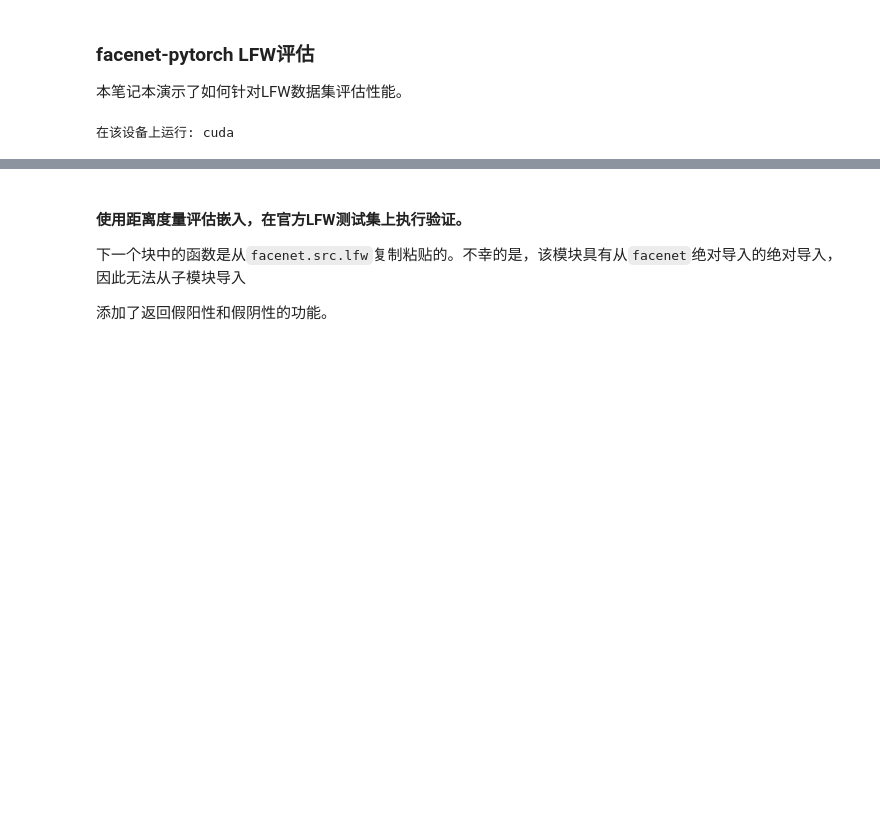
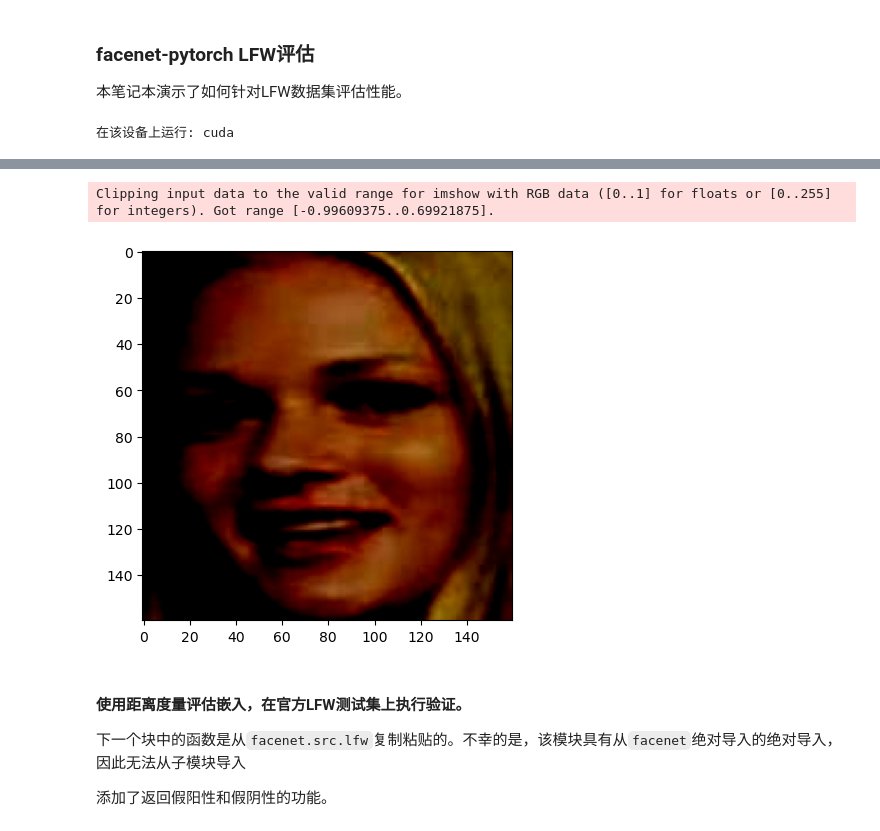
Before and after one commit to initialzwc/facenet-pytorch, a Jupyter notebook: examples/lfw_evaluate_cn.ipynb, the cells around one changed output, grey strips where cells are left out. Cells and saved outputs as stored; diff of their text form; code cells hidden in the pictures; blank space fills up the shorter version.

```diff
--- a/examples/lfw_evaluate_cn.ipynb
+++ b/examples/lfw_evaluate_cn.ipynb
@@ -96,6 +99,13 @@ embed_loader = DataLoader(
     batch_size=batch_size,
     sampler=SequentialSampler(dataset)
 )
+# %%
+plt.imshow(np.transpose(dataset[0][0], (1,2,0)))
+
+plt.show()
+# %% [output]
+Clipping input data to the valid range for imshow with RGB data ([0..1] for floats or [0..255] for integers). Got range [-0.99609375..0.69921875].
+[figure, added]
 # %%
 # 加载预训练的Resnet模型
 resnet = InceptionResnetV1(
```
Also changed, not shown: parts of 5 cells of this notebook, 3 other files.
